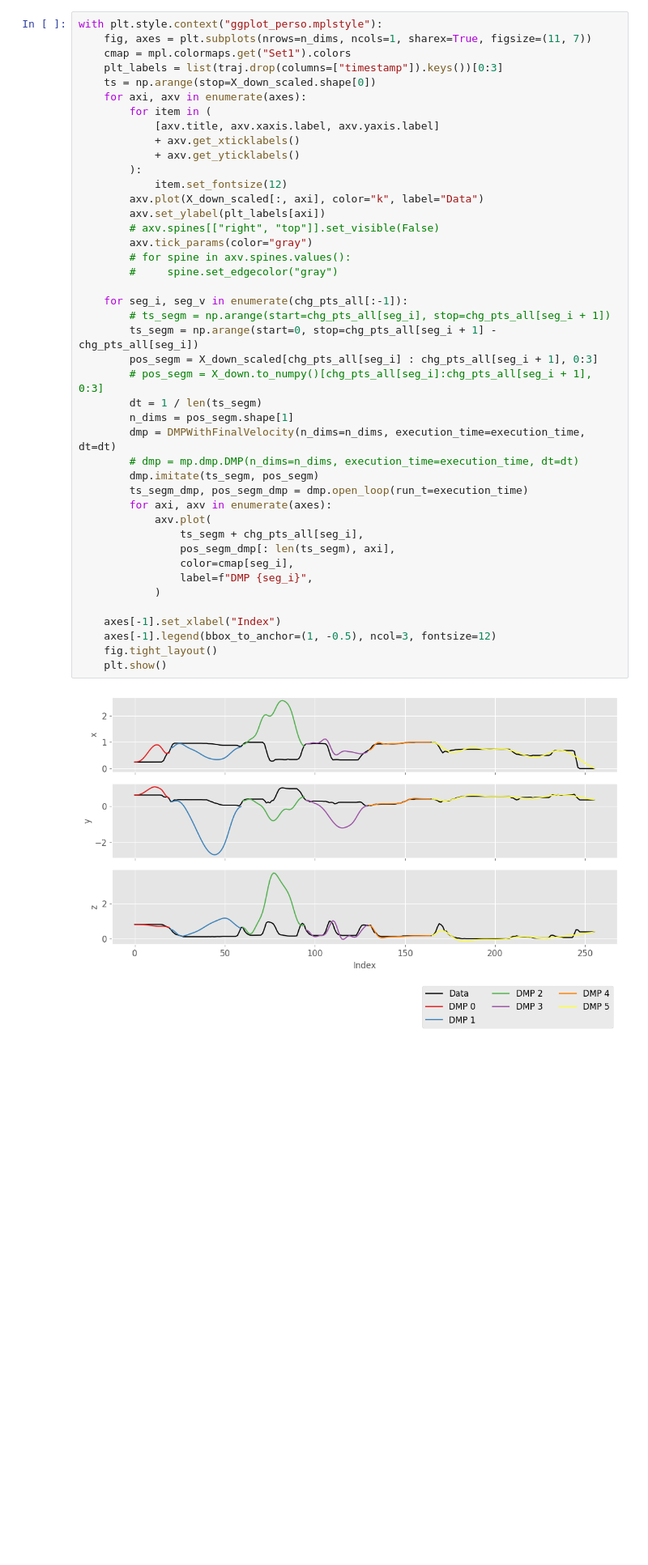
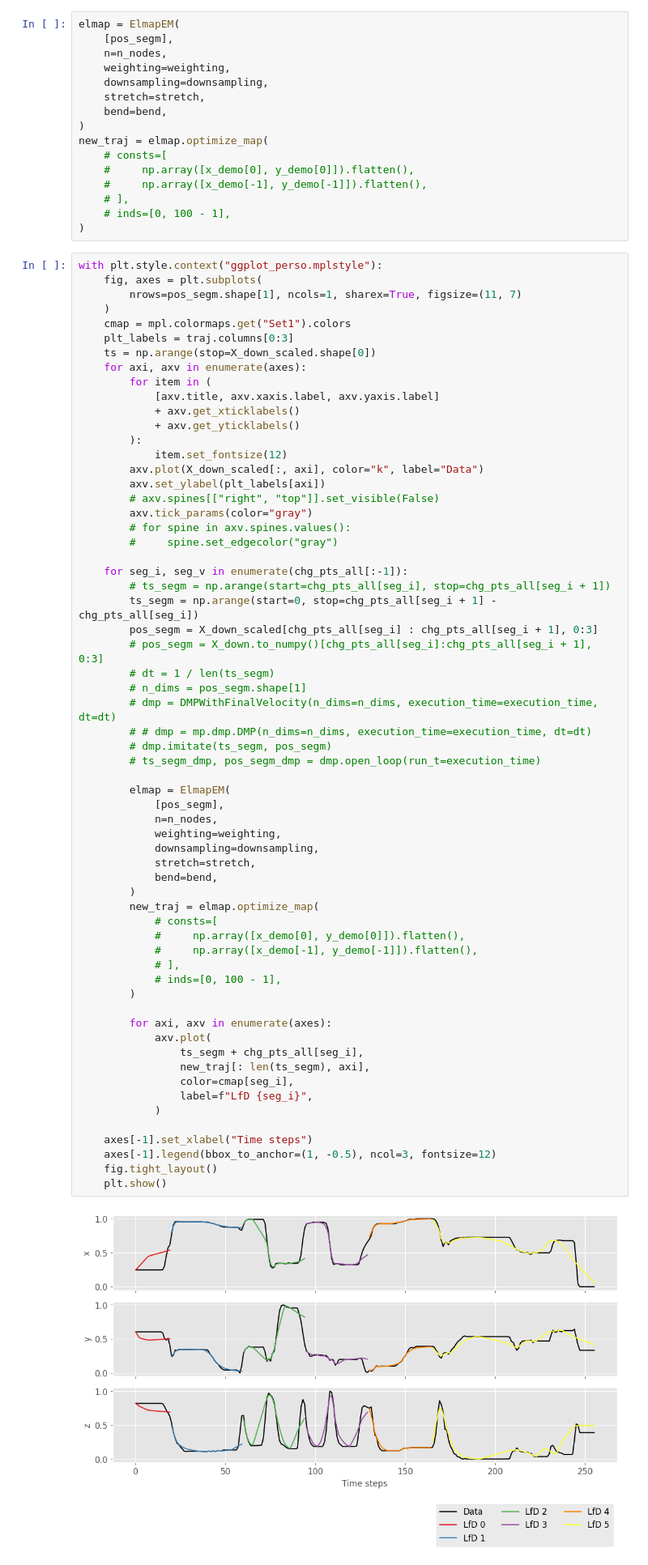
Before and after one commit to kir0ul/sdl, a Jupyter notebook: skills-segm-lib.ipynb, the cells around one changed output. Shown at 81% size. Drawn from its saved outputs; the diff is of its cells as text; blank space fills up the shorter version.

```diff
--- a/skills-segm-lib.ipynb
+++ b/skills-segm-lib.ipynb
@@ -737,45 +738,80 @@ dmp.reset()
+# %%
+elmap = ElmapEM(
+    [pos_segm],
+    n=n_nodes,
+    weighting=weighting,
+    downsampling=downsampling,
+    stretch=stretch,
+    bend=bend,
+)
+new_traj = elmap.optimize_map(
+    # consts=[
+    #     np.array([x_demo[0], y_demo[0]]).flatten(),
+    #     np.array([x_demo[-1], y_demo[-1]]).flatten(),
+    # ],
+    # inds=[0, 100 - 1],
+)
 # %%
 with plt.style.context("ggplot_perso.mplstyle"):
-    fig, axes = plt.subplots(nrows=n_dims, ncols=1, sharex=True, figsize=(11, 7))
+    fig, axes = plt.subplots(
+        nrows=pos_segm.shape[1], ncols=1, sharex=True, figsize=(11, 7)
+    )
     cmap = mpl.colormaps.get("Set1").colors
-    plt_labels = list(traj.drop(columns=["timestamp"]).keys())[0:3]
+    plt_labels = traj.columns[0:3]
     ts = np.arange(stop=X_down_scaled.shape[0])
     for axi, axv in enumerate(axes):
         for item in (
             [axv.title, axv.xaxis.label, axv.yaxis.label]
             + axv.get_xticklabels()
             + axv.get_yticklabels()
         ):
             item.set_fontsize(12)
         axv.plot(X_down_scaled[:, axi], color="k", label="Data")
         axv.set_ylabel(plt_labels[axi])
         # axv.spines[["right", "top"]].set_visible(False)
         axv.tick_params(color="gray")
         # for spine in axv.spines.values():
         #     spine.set_edgecolor("gray")
 
     for seg_i, seg_v in enumerate(chg_pts_all[:-1]):
         # ts_segm = np.arange(start=chg_pts_all[seg_i], stop=chg_pts_all[seg_i + 1])
         ts_segm = np.arange(start=0, stop=chg_pts_all[seg_i + 1] - chg_pts_all[seg_i])
         pos_segm = X_down_scaled[chg_pts_all[seg_i] : chg_pts_all[seg_i + 1], 0:3]
         # pos_segm = X_down.to_numpy()[chg_pts_all[seg_i]:chg_pts_all[seg_i + 1], 0:3]
-        dt = 1 / len(ts_segm)
-        n_dims = pos_segm.shape[1]
-        dmp = DMPWithFinalVelocity(n_dims=n_dims, execution_time=execution_time, dt=dt)
-        # dmp = mp.dmp.DMP(n_dims=n_dims, execution_time=execution_time, dt=dt)
-        dmp.imitate(ts_segm, pos_segm)
-        ts_segm_dmp, pos_segm_dmp = dmp.open_loop(run_t=execution_time)
+        # dt = 1 / len(ts_segm)
+        # n_dims = pos_segm.shape[1]
+        # dmp = DMPWithFinalVelocity(n_dims=n_dims, execution_time=execution_time, dt=dt)
+        # # dmp = mp.dmp.DMP(n_dims=n_dims, execution_time=execution_time, dt=dt)
+        # dmp.imitate(ts_segm, pos_segm)
+        # ts_segm_dmp, pos_segm_dmp = dmp.open_loop(run_t=execution_time)
+
+        elmap = ElmapEM(
+            [pos_segm],
+            n=n_nodes,
+            weighting=weighting,
+            downsampling=downsampling,
+            stretch=stretch,
+            bend=bend,
+        )
+        new_traj = elmap.optimize_map(
+            # consts=[
+            #     np.array([x_demo[0], y_demo[0]]).flatten(),
+            #     np.array([x_demo[-1], y_demo[-1]]).flatten(),
+            # ],
+            # inds=[0, 100 - 1],
+        )
+
         for axi, axv in enumerate(axes):
             axv.plot(
                 ts_segm + chg_pts_all[seg_i],
-                pos_segm_dmp[: len(ts_segm), axi],
+                new_traj[: len(ts_segm), axi],
                 color=cmap[seg_i],
-                label=f"DMP {seg_i}",
+                label=f"LfD {seg_i}",
             )
 
-    axes[-1].set_xlabel("Index")
+    axes[-1].set_xlabel("Time steps")
     axes[-1].legend(bbox_to_anchor=(1, -0.5), ncol=3, fontsize=12)
     fig.tight_layout()
     plt.show()
 # %% [output]
-[figure, old version]
+[figure, new version]
```
Also changed, not shown: parts of 6 cells of this notebook, 1 other file.
